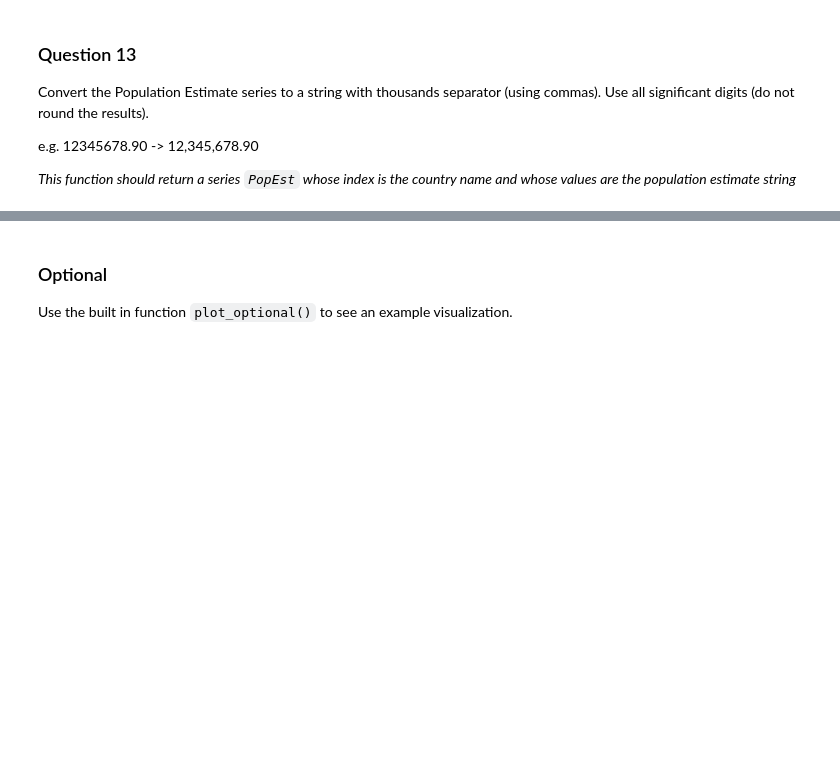
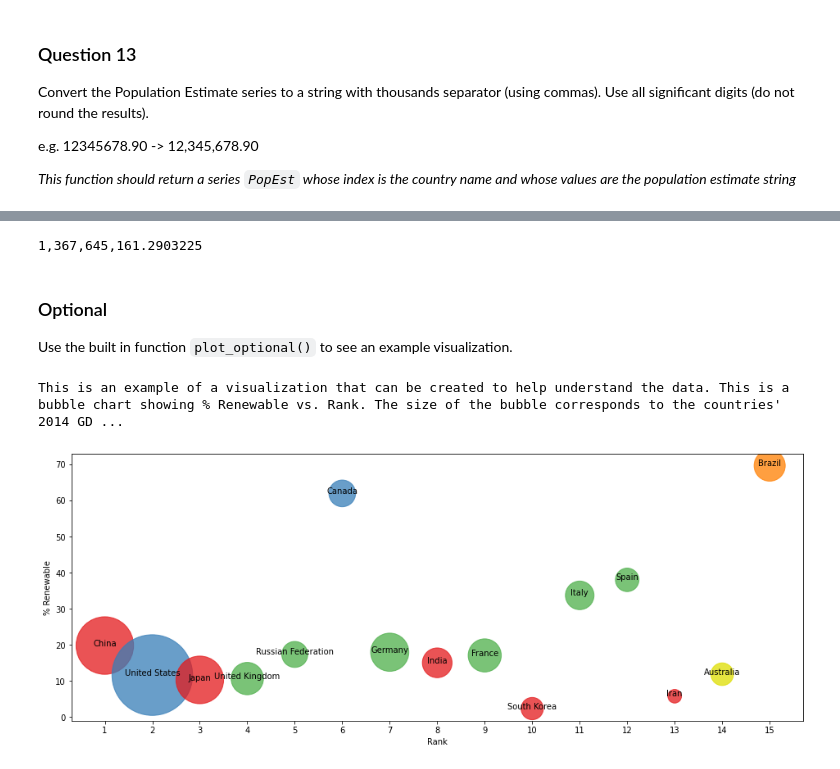
Before and after one commit to renzohillmann/Data-Science, a Jupyter notebook: week3/assignment3_draft.ipynb, the cells around one changed output, grey strips where cells are left out. Saved outputs shown, nothing was run; the diff lists cells and outputs as text; code cells hidden in the pictures; blank space fills up the shorter version.

```diff
--- a/week3/assignment3_draft.ipynb
+++ b/week3/assignment3_draft.ipynb
@@ -583,3 +1043,23 @@ def answer_thirteen():
+# %%
+def format_with_separators(number_str):
+    # Split the number on the decimal point if it exists
+    parts = number_str.split('.')
+
+    # The part before the decimal point is formatted with thousands separators
+    integer_part_formatted = "{:,}".format(int(parts[0]))
+
+    # If there was a decimal part, recombine it with the formatted integer part
+    if len(parts) > 1:
+        return integer_part_formatted + '.' + parts[1]
+    else:
+        return integer_part_formatted
+
+# Example usage
+number_str = "1367645161.2903225"
+formatted_str = format_with_separators(number_str)
+print(formatted_str)
+# %% [output]
+1,367,645,161.2903225
 # %%
 assert type(answer_thirteen()) == pd.Series, "Q13: You should return a Series!"
 
@@ -591,16 +1071,21 @@ Use the built in function `plot_optional()` to see an example visualization.
 # %%
 def plot_optional():
     import matplotlib as plt
     %matplotlib inline
     Top15 = answer_one()
     ax = Top15.plot(x='Rank', y='% Renewable', kind='scatter',
                     c=['#e41a1c','#377eb8','#e41a1c','#4daf4a','#4daf4a','#377eb8','#4daf4a','#e41a1c',
                        '#4daf4a','#e41a1c','#4daf4a','#4daf4a','#e41a1c','#dede00','#ff7f00'],
                     xticks=range(1,16), s=6*Top15['2014']/10**10, alpha=.75, figsize=[16,6]);
 
     for i, txt in enumerate(Top15.index):
         ax.annotate(txt, [Top15['Rank'][i], Top15['% Renewable'][i]], ha='center')
 
     print("This is an example of a visualization that can be created to help understand the data. \
 This is a bubble chart showing % Renewable vs. Rank. The size of the bubble corresponds to the countries' \
 2014 GDP, and the color corresponds to the continent.")
+
+plot_optional()
+# %% [output]
+This is an example of a visualization that can be created to help understand the data. This is a bubble chart showing % Renewable vs. Rank. The size of the bubble corresponds to the countries' 2014 GD ...
+[figure, added]
```
Also changed, not shown: parts of 38 cells of this notebook, 2 other files.
